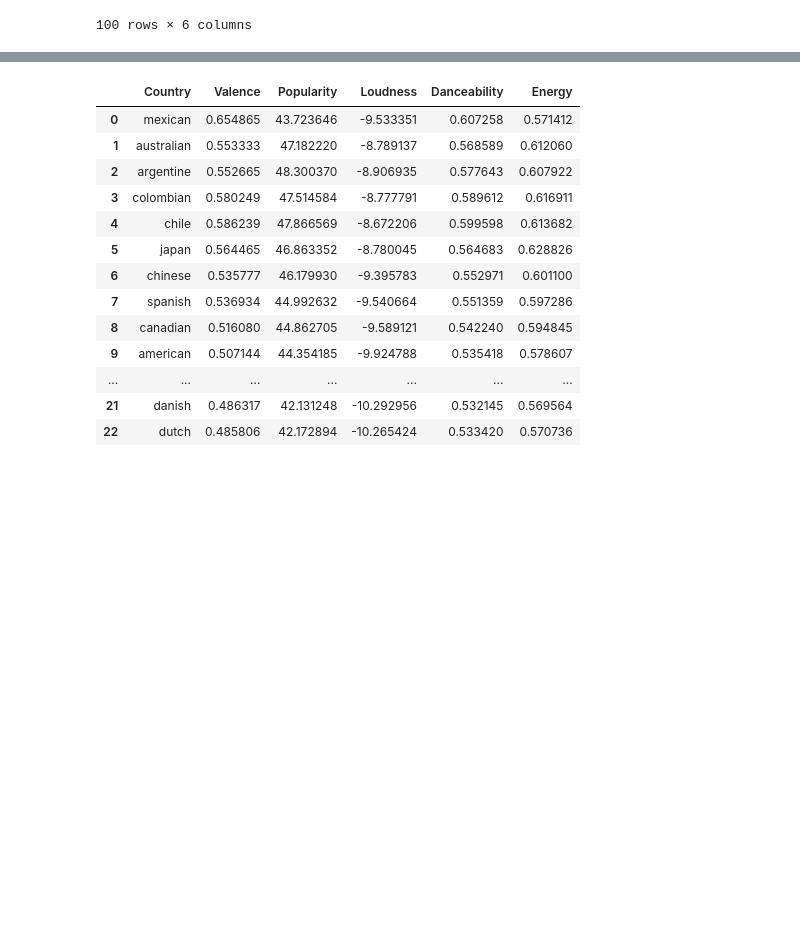
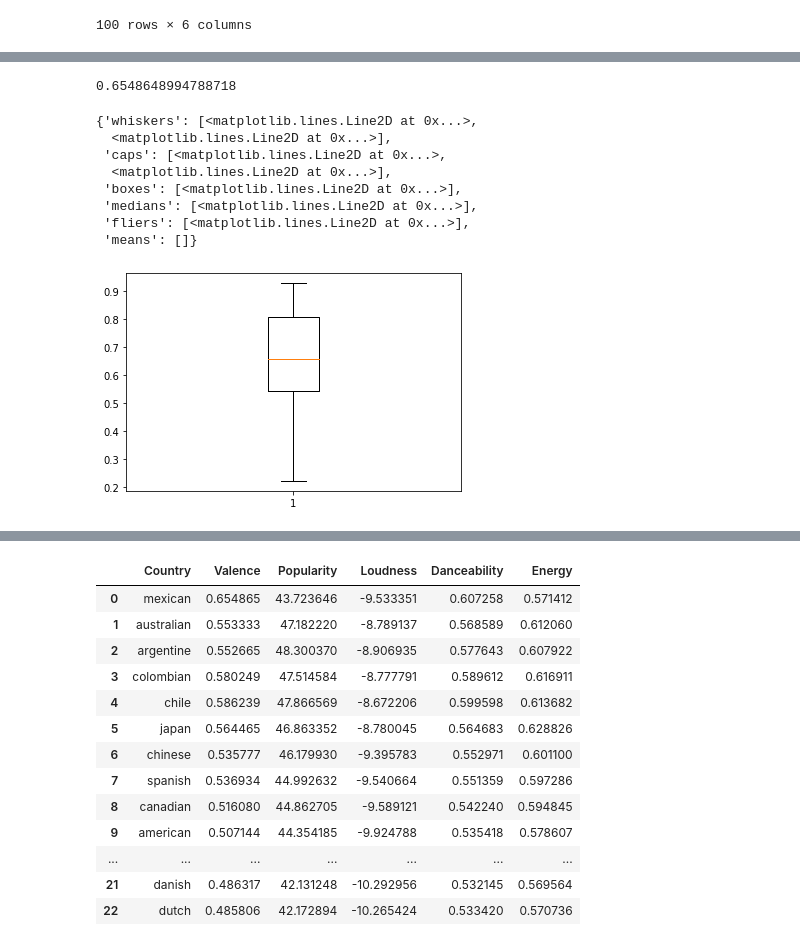
Before and after one commit to DataBerenicenz/Epsilon_Team, a Jupyter notebook: +Jesus/Jonathan copy Oct_27_2020 Spotify.ipynb, the cells around one changed output, grey strips where cells are left out. Cells and saved outputs as stored; diff of their text form; code cells hidden in the pictures; blank space fills up the shorter version.

Commit message:
I added code for genres df

```diff
--- a/+Jesus/Jonathan copy Oct_27_2020 Spotify.ipynb
+++ b/+Jesus/Jonathan copy Oct_27_2020 Spotify.ipynb
@@ -111,0 +238,43 @@ for country in countries:
+# %%
+mexican_genres_df=genres_energy.loc[genres_energy["genres"].isin(mexican_genres)]
+australian_genres_df=genres_energy.loc[genres_energy["genres"].isin(australian_genres)]
+argentine_genres_df=genres_energy.loc[genres_energy["genres"].isin(argentine_genres)]
+colombian_genres_df=genres_energy.loc[genres_energy["genres"].isin(colombian_genres)]
+chile_genres_df=genres_energy.loc[genres_energy["genres"].isin(chile_genres)]
+japan_genres_df=genres_energy.loc[genres_energy["genres"].isin(japan_genres)]
+chinese_genres_df=genres_energy.loc[genres_energy["genres"].isin(chinese_genres)]
+spanish_genres_df=genres_energy.loc[genres_energy["genres"].isin(spanish_genres)]
+canadian_genres_df=genres_energy.loc[genres_energy["genres"].isin(canadian_genres)]
+american_genres_df=genres_energy.loc[genres_energy["genres"].isin(american_genres)]
+french_genres_df=genres_energy.loc[genres_energy["genres"].isin(french_genres)]
+german_genres_df=genres_energy.loc[genres_energy["genres"].isin(german_genres)]
+russia_genres_df=genres_energy.loc[genres_energy["genres"].isin(russia_genres)]
+indonesian_genres_df=genres_energy.loc[genres_energy["genres"].isin(indonesian_genres)]
+indian_genres_df=genres_energy.loc[genres_energy["genres"].isin(indian_genres)]
+south_african_genres_df=genres_energy.loc[genres_energy["genres"].isin(south_african_genres)]
+nigerian_genres_df=genres_energy.loc[genres_energy["genres"].isin(nigerian_genres)]
+belgian_genres_df=genres_energy.loc[genres_energy["genres"].isin(belgian_genres)]
+brazil_genres_df=genres_energy.loc[genres_energy["genres"].isin(brazil_genres)]
+british_genres_df=genres_energy.loc[genres_energy["genres"].isin(british_genres)]
+czech_genres_df=genres_energy.loc[genres_energy["genres"].isin(czech_genres)]
+danish_genres_df=genres_energy.loc[genres_energy["genres"].isin(danish_genres)]
+dutch_genres_df=genres_energy.loc[genres_energy["genres"].isin(dutch_genres)]
+greek_genres_df=genres_energy.loc[genres_energy["genres"].isin(greek_genres)]
+icelandic_genres_df=genres_energy.loc[genres_energy["genres"].isin(icelandic_genres)]
+israeli_genres_df=genres_energy.loc[genres_energy["genres"].isin(israeli_genres)]
+# %%
+mexican_genres_df["valence"].mean()
+# %% [output]
+0.6548648994788718
+# %%
+plt.boxplot(mexican_genres_df["valence"])
+# %% [output]
+{'whiskers': [<matplotlib.lines.Line2D at 0x...>,
+  <matplotlib.lines.Line2D at 0x...>],
+ 'caps': [<matplotlib.lines.Line2D at 0x...>,
+  <matplotlib.lines.Line2D at 0x...>],
+ 'boxes': [<matplotlib.lines.Line2D at 0x...>],
+ 'medians': [<matplotlib.lines.Line2D at 0x...>],
+ 'fliers': [<matplotlib.lines.Line2D at 0x...>],
+ 'means': []}
+[figure, added]
```
Also changed, not shown: parts of 10 cells of this notebook.
